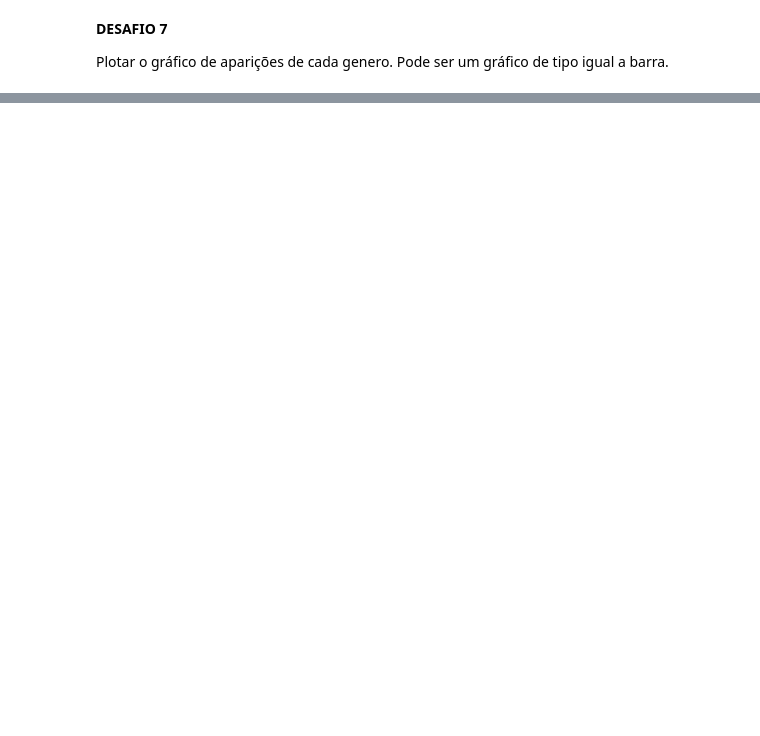
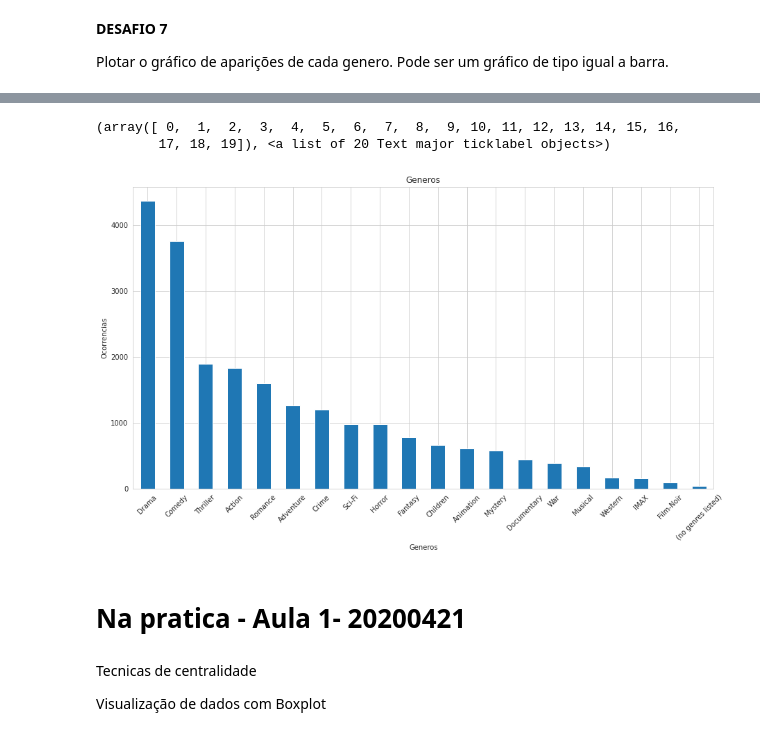
Before and after one commit to Chikuji/analise-python, a Jupyter notebook: aula1_pratica.ipynb, the cells around one changed output, grey strips where cells are left out. Cells and saved outputs as stored; diff of their text form; code cells hidden in the pictures; blank space fills up the shorter version.

Commit message:
continuação - Aula 2

```diff
--- a/aula1_pratica.ipynb
+++ b/aula1_pratica.ipynb
@@ -395,0 +465,18 @@ Plotar o gráfico de aparições de cada genero. Pode ser um gráfico de tipo ig
+# %%
+import matplotlib.pyplot as plt
+
+plt.figure(figsize=(15,8))
+generos.plot(kind='bar',title='Generos')
+plt.xlabel("Generos")
+plt.ylabel("Ocorrencias")
+plt.xticks(rotation=45)
+# %% [output]
+(array([ 0,  1,  2,  3,  4,  5,  6,  7,  8,  9, 10, 11, 12, 13, 14, 15, 16,
+        17, 18, 19]), <a list of 20 Text major ticklabel objects>)
+[figure, added]
+# %% [markdown]
+# **Na pratica - Aula 1- 20200421**
+# %% [markdown]
+Tecnicas de centralidade
+
+Visualização de dados com Boxplot
```
Also changed, not shown: parts of 41 cells of this notebook.
